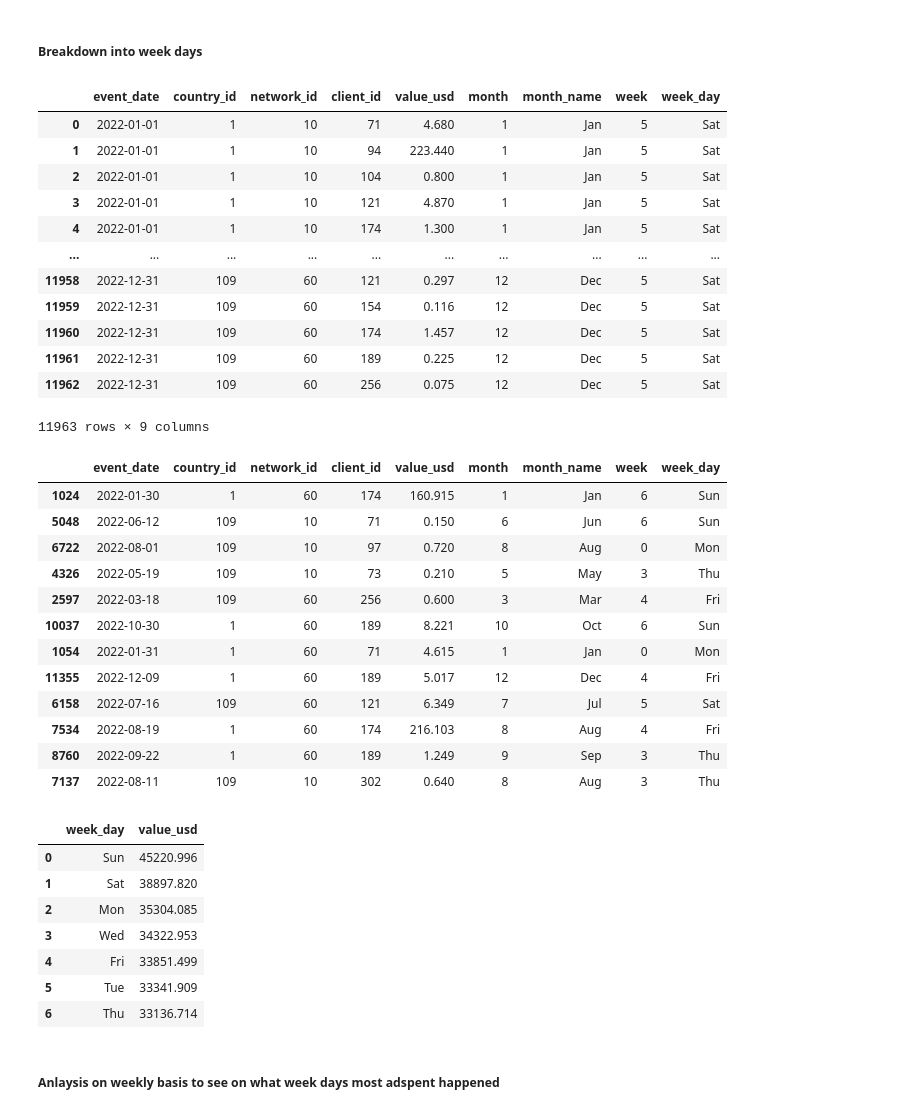
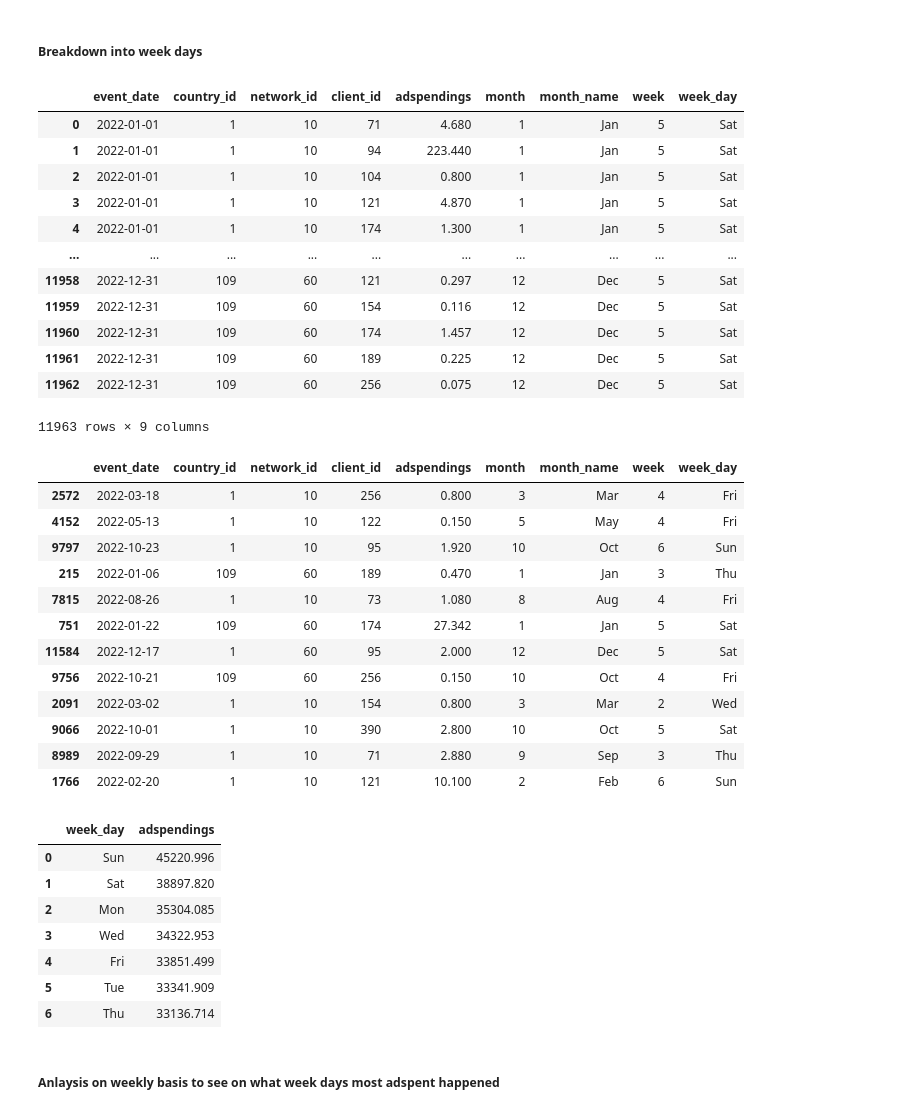
Before and after one commit to roshaan7zafar/JustDice, a Jupyter notebook: main.ipynb, the cells around one changed output. Saved outputs shown, nothing was run; the diff lists cells and outputs as text; code cells hidden in the pictures.

```diff
--- a/main.ipynb
+++ b/main.ipynb
@@ -550,5 +556,6 @@ revenue_sum_install_df.event_date.min(),revenue_sum_install_df.event_date.max()
 ## Adspend
 # %%
 adspend_df = pd.read_csv(r'D:\JustDice-Analytics-Engineer-Hiring-Case-main\adspend.csv')
-adspend_df.sort_values(ascending=False,by='value_usd')
+adspend_df.rename(columns={"value_usd":"adspendings"},inplace=True)
+adspend_df.sort_values(ascending=False,by='adspendings')
 # %% [output]
@@ -578,7 +585,7 @@ adspend_df["week_day"] = adspend_df['week'].apply(lambda x:calendar.day_abbr[x])
 # %%
 adspend_df
 # %% [output]
-|  | event_date | country_id | network_id | client_id | value_usd | month | month_name | week | week_day |
+|  | event_date | country_id | network_id | client_id | adspendings | month | month_name | week | week_day |
 | 0 | 2022-01-01 | 1 | 10 | 71 | 4.680 | 1 | Jan | 5 | Sat |
 | 1 | 2022-01-01 | 1 | 10 | 94 | 223.440 | 1 | Jan | 5 | Sat |
 | 2 | 2022-01-01 | 1 | 10 | 104 | 0.800 | 1 | Jan | 5 | Sat |
@@ -594,23 +601,23 @@ adspend_df
 # %%
 adspend_df.sample(12)
 # %% [output]
-|  | event_date | country_id | network_id | client_id | value_usd | month | month_name | week | week_day |
-| 1024 | 2022-01-30 | 1 | 60 | 174 | 160.915 | 1 | Jan | 6 | Sun |
-| 5048 | 2022-06-12 | 109 | 10 | 71 | 0.150 | 6 | Jun | 6 | Sun |
-| 6722 | 2022-08-01 | 109 | 10 | 97 | 0.720 | 8 | Aug | 0 | Mon |
-| 4326 | 2022-05-19 | 109 | 10 | 73 | 0.210 | 5 | May | 3 | Thu |
-| 2597 | 2022-03-18 | 109 | 60 | 256 | 0.600 | 3 | Mar | 4 | Fri |
-| 10037 | 2022-10-30 | 1 | 60 | 189 | 8.221 | 10 | Oct | 6 | Sun |
-| 1054 | 2022-01-31 | 1 | 60 | 71 | 4.615 | 1 | Jan | 0 | Mon |
-| 11355 | 2022-12-09 | 1 | 60 | 189 | 5.017 | 12 | Dec | 4 | Fri |
-| 6158 | 2022-07-16 | 109 | 60 | 121 | 6.349 | 7 | Jul | 5 | Sat |
-| 7534 | 2022-08-19 | 1 | 60 | 174 | 216.103 | 8 | Aug | 4 | Fri |
-| 8760 | 2022-09-22 | 1 | 60 | 189 | 1.249 | 9 | Sep | 3 | Thu |
-| 7137 | 2022-08-11 | 109 | 10 | 302 | 0.640 | 8 | Aug | 3 | Thu |
+|  | event_date | country_id | network_id | client_id | adspendings | month | month_name | week | week_day |
+| 2572 | 2022-03-18 | 1 | 10 | 256 | 0.800 | 3 | Mar | 4 | Fri |
+| 4152 | 2022-05-13 | 1 | 10 | 122 | 0.150 | 5 | May | 4 | Fri |
+| 9797 | 2022-10-23 | 1 | 10 | 95 | 1.920 | 10 | Oct | 6 | Sun |
+| 215 | 2022-01-06 | 109 | 60 | 189 | 0.470 | 1 | Jan | 3 | Thu |
+| 7815 | 2022-08-26 | 1 | 10 | 73 | 1.080 | 8 | Aug | 4 | Fri |
+| 751 | 2022-01-22 | 109 | 60 | 174 | 27.342 | 1 | Jan | 5 | Sat |
+| 11584 | 2022-12-17 | 1 | 60 | 95 | 2.000 | 12 | Dec | 5 | Sat |
+| 9756 | 2022-10-21 | 109 | 60 | 256 | 0.150 | 10 | Oct | 4 | Fri |
+| 2091 | 2022-03-02 | 1 | 10 | 154 | 0.800 | 3 | Mar | 2 | Wed |
+| 9066 | 2022-10-01 | 1 | 10 | 390 | 2.800 | 10 | Oct | 5 | Sat |
+| 8989 | 2022-09-29 | 1 | 10 | 71 | 2.880 | 9 | Sep | 3 | Thu |
+| 1766 | 2022-02-20 | 1 | 10 | 121 | 10.100 | 2 | Feb | 6 | Sun |
 # %%
-adspend_df.groupby(["week_day"])["value_usd"].sum().sort_values(ascending=False).reset_index()
+adspend_df.groupby(["week_day"])["adspendings"].sum().sort_values(ascending=False).reset_index()
 # %% [output]
-|  | week_day | value_usd |
+|  | week_day | adspendings |
 | 0 | Sun | 45220.996 |
 | 1 | Sat | 38897.820 |
 | 2 | Mon | 35304.085 |
```
Also changed, not shown: parts of 28 cells of this notebook.
